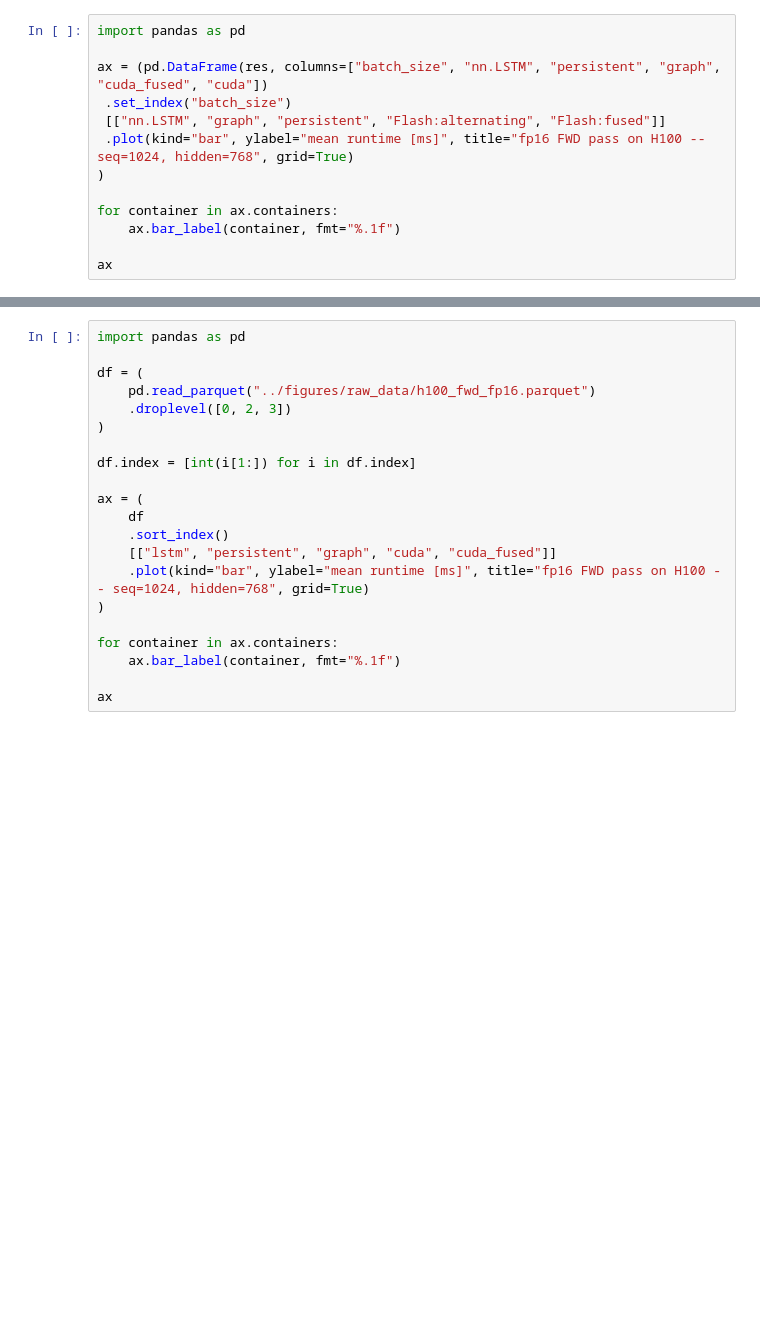
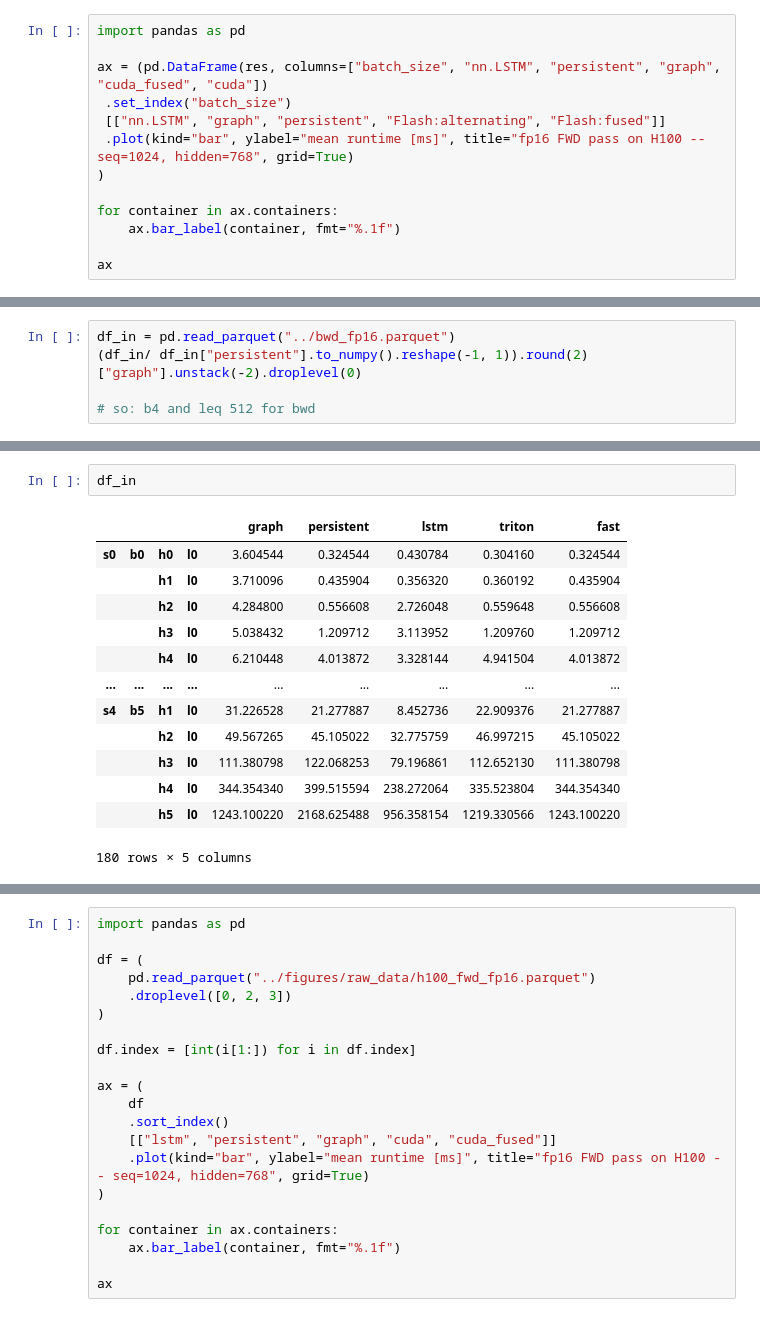
Before and after one commit to oleicht/FastLSTM, a Jupyter notebook: notebooks/misc.ipynb, the cells around one changed output, grey strips where cells are left out. Saved outputs shown, nothing was run; the diff lists cells and outputs as text; blank space fills up the shorter version.

```diff
--- a/notebooks/misc.ipynb
+++ b/notebooks/misc.ipynb
@@ -184,0 +311,5 @@ best.sort_index()
+# %%
+df_in = pd.read_parquet("../bwd_fp16.parquet")
+(df_in/ df_in["persistent"].to_numpy().reshape(-1, 1)).round(2)["graph"].unstack(-2).droplevel(0)
+
+# so: b4 and leq 512 for bwd
@@ -184,0 +324,16 @@ best.sort_index()
+# %%
+df_in
+# %% [output]
+|  |  |  |  | graph | persistent | lstm | triton | fast |
+| s0 | b0 | h0 | l0 | 3.604544 | 0.324544 | 0.430784 | 0.304160 | 0.324544 |
+|  |  | h1 | l0 | 3.710096 | 0.435904 | 0.356320 | 0.360192 | 0.435904 |
+|  |  | h2 | l0 | 4.284800 | 0.556608 | 2.726048 | 0.559648 | 0.556608 |
+|  |  | h3 | l0 | 5.038432 | 1.209712 | 3.113952 | 1.209760 | 1.209712 |
+|  |  | h4 | l0 | 6.210448 | 4.013872 | 3.328144 | 4.941504 | 4.013872 |
+| ... | ... | ... | ... | ... | ... | ... | ... | ... |
+| s4 | b5 | h1 | l0 | 31.226528 | 21.277887 | 8.452736 | 22.909376 | 21.277887 |
+|  |  | h2 | l0 | 49.567265 | 45.105022 | 32.775759 | 46.997215 | 45.105022 |
+|  |  | h3 | l0 | 111.380798 | 122.068253 | 79.196861 | 112.652130 | 111.380798 |
+|  |  | h4 | l0 | 344.354340 | 399.515594 | 238.272064 | 335.523804 | 344.354340 |
+|  |  | h5 | l0 | 1243.100220 | 2168.625488 | 956.358154 | 1219.330566 | 1243.100220 |
+180 rows × 5 columns
```
Also changed, not shown: parts of 12 cells of this notebook, 6 other files.
